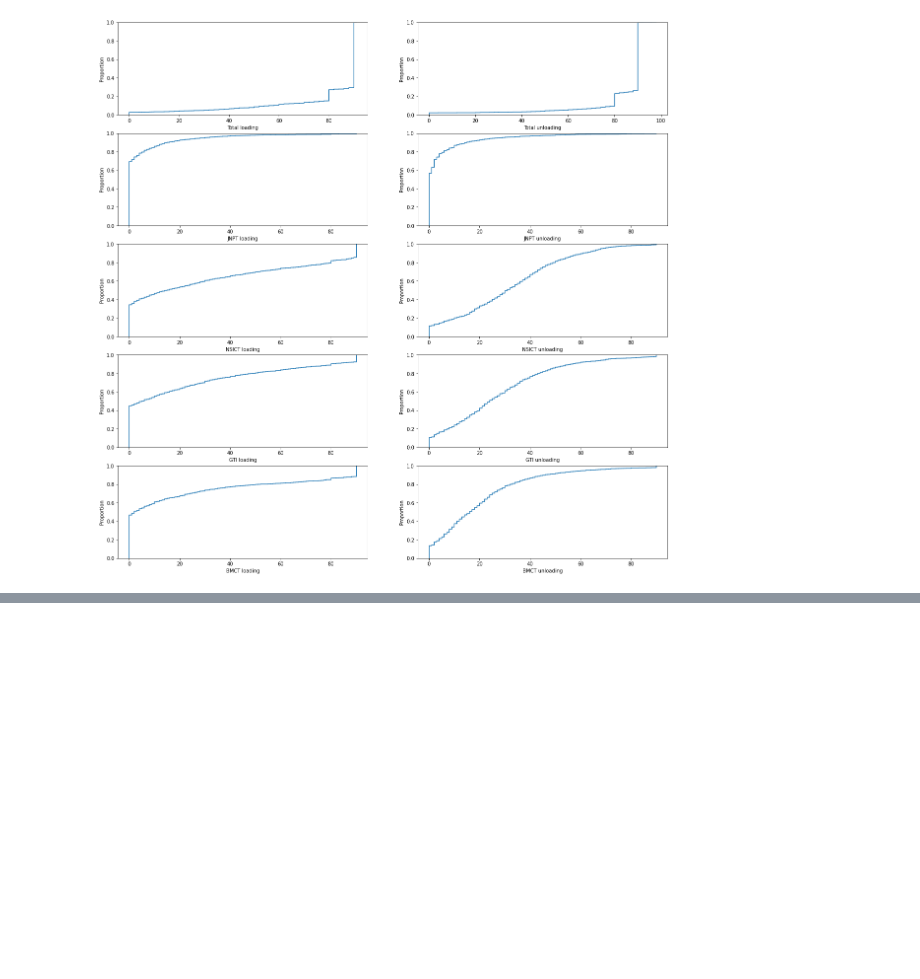
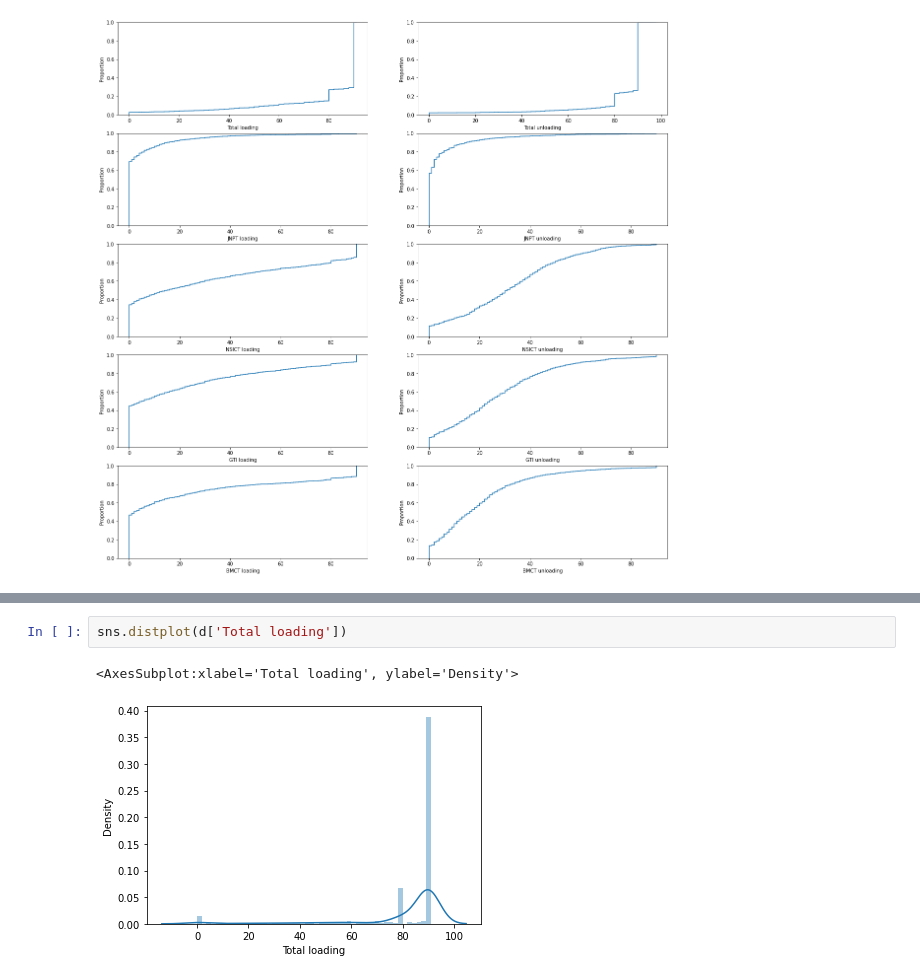
Before and after one commit to UKonge/Project_codes, a Jupyter notebook: Individual_rake_data_analysis.ipynb, the cells around one changed output, grey strips where cells are left out. Drawn from its saved outputs; the diff is of its cells as text; blank space fills up the shorter version.

```diff
--- a/Individual_rake_data_analysis.ipynb
+++ b/Individual_rake_data_analysis.ipynb
@@ -81,0 +127,5 @@ plt.show()
+# %%
+sns.distplot(d['Total loading'])
+# %% [output]
+<AxesSubplot:xlabel='Total loading', ylabel='Density'>
+[figure, added]
```
Also changed, not shown: parts of 10 cells of this notebook, 2 other files.
